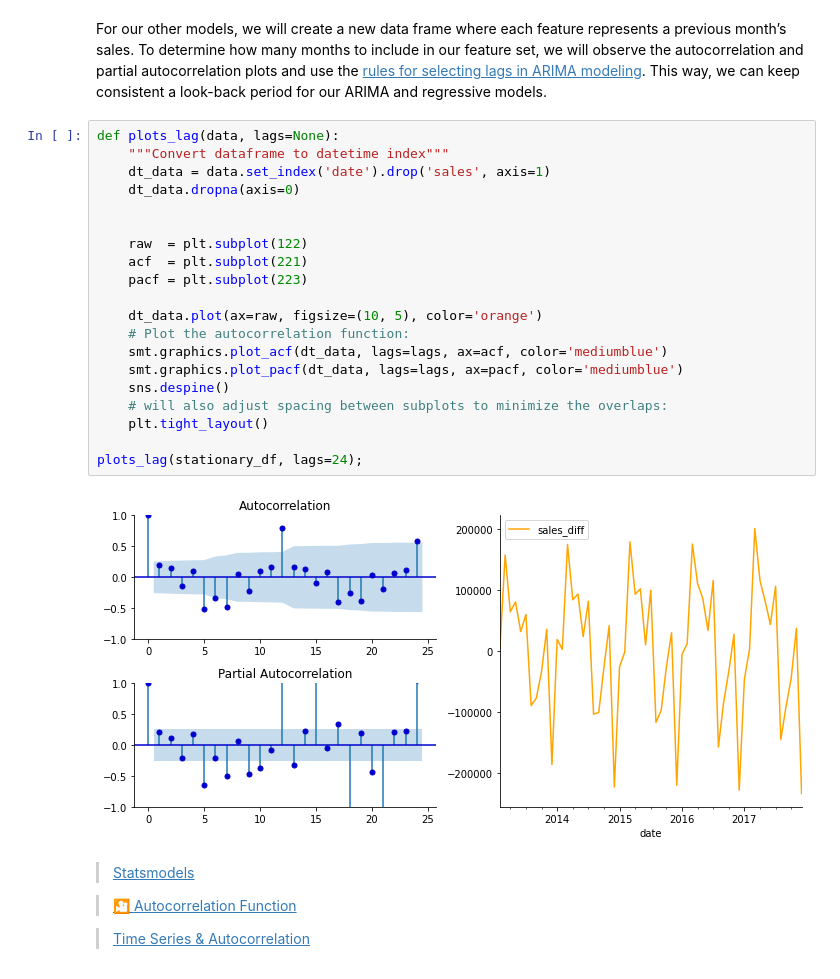
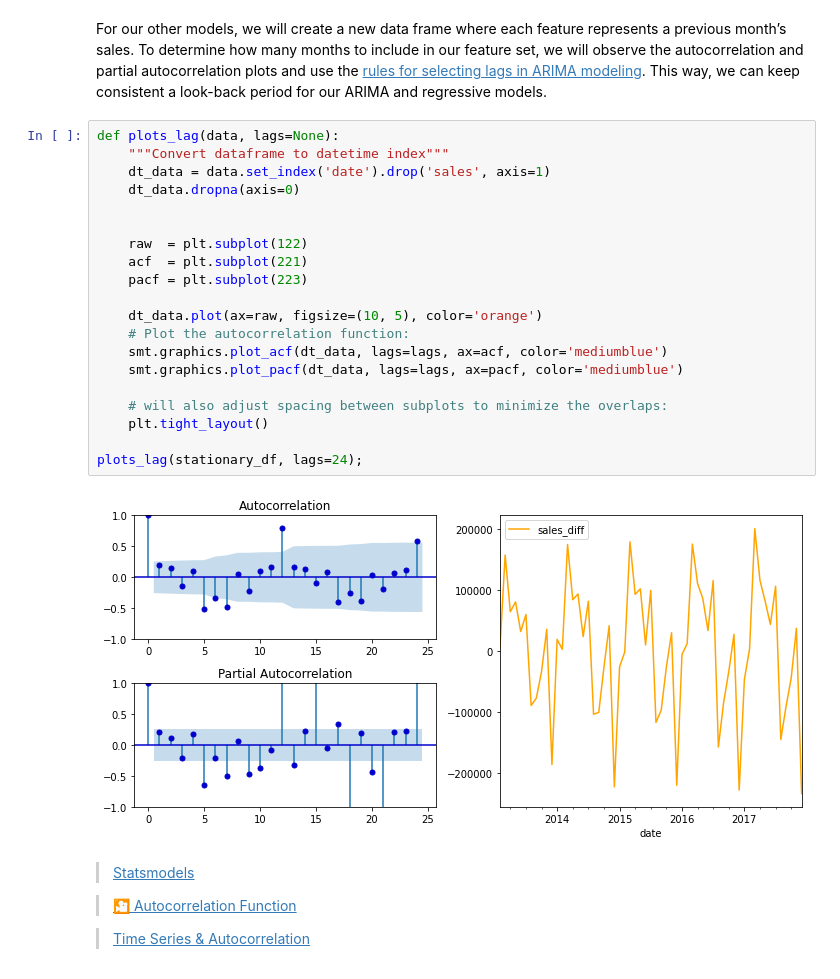
Before and after one commit to badl7/Forecasting_future_sales, a Jupyter notebook: forecasting-future-sales-using-machine-learning.ipynb, the cells around one changed output. Drawn from its saved outputs; the diff is of its cells as text.

```diff
--- a/forecasting-future-sales-using-machine-learning.ipynb
+++ b/forecasting-future-sales-using-machine-learning.ipynb
@@ -359,25 +361,25 @@ For our other models, we will create a new data frame where each feature represe
 # %%
 def plots_lag(data, lags=None):
     """Convert dataframe to datetime index"""
     dt_data = data.set_index('date').drop('sales', axis=1)
     dt_data.dropna(axis=0)
 
 
     raw  = plt.subplot(122)
     acf  = plt.subplot(221)
     pacf = plt.subplot(223)
 
     dt_data.plot(ax=raw, figsize=(10, 5), color='orange')
     # Plot the autocorrelation function:
     smt.graphics.plot_acf(dt_data, lags=lags, ax=acf, color='mediumblue')
     smt.graphics.plot_pacf(dt_data, lags=lags, ax=pacf, color='mediumblue')
-    sns.despine()
+
     # will also adjust spacing between subplots to minimize the overlaps:
     plt.tight_layout()
 
 plots_lag(stationary_df, lags=24);
 # %% [output]
-[figure, old version]
+[figure, new version]
 # %% [markdown]
 > [Statsmodels](https://www.statsmodels.org/dev/generated/statsmodels.graphics.tsaplots.plot_acf.html)
 
```
Also changed, not shown: parts of 17 cells of this notebook.
